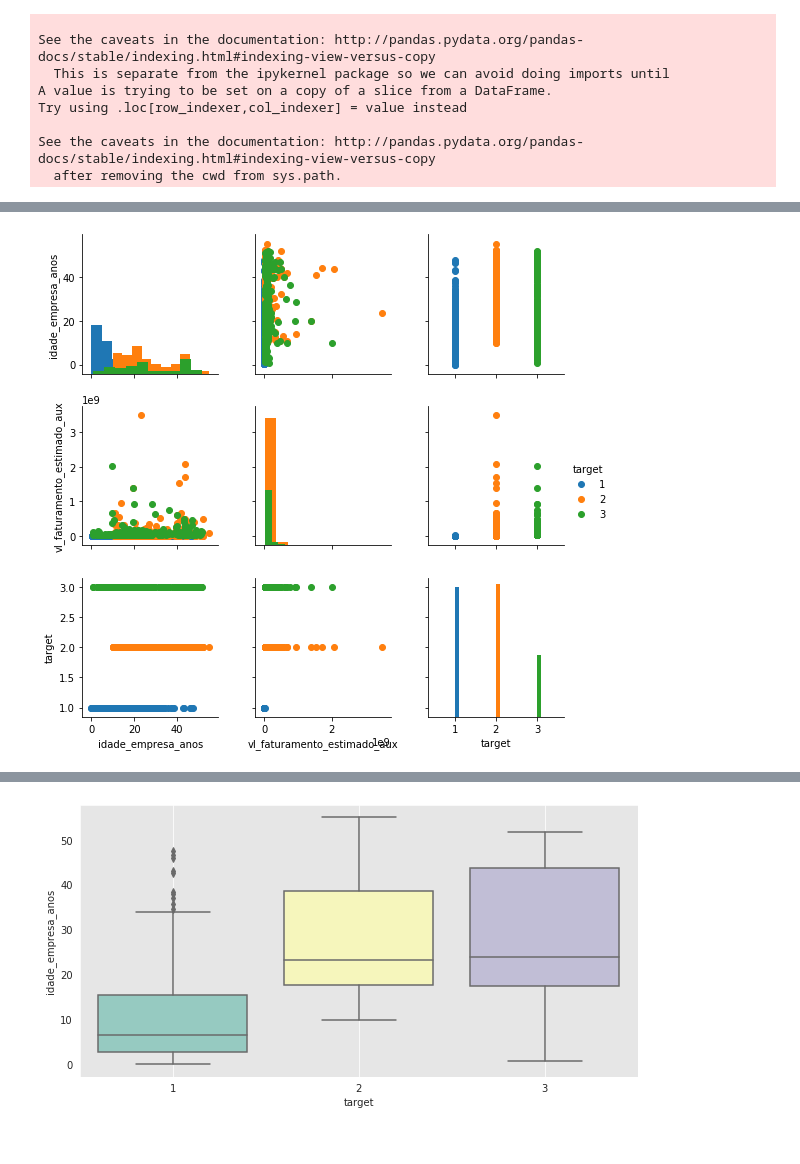
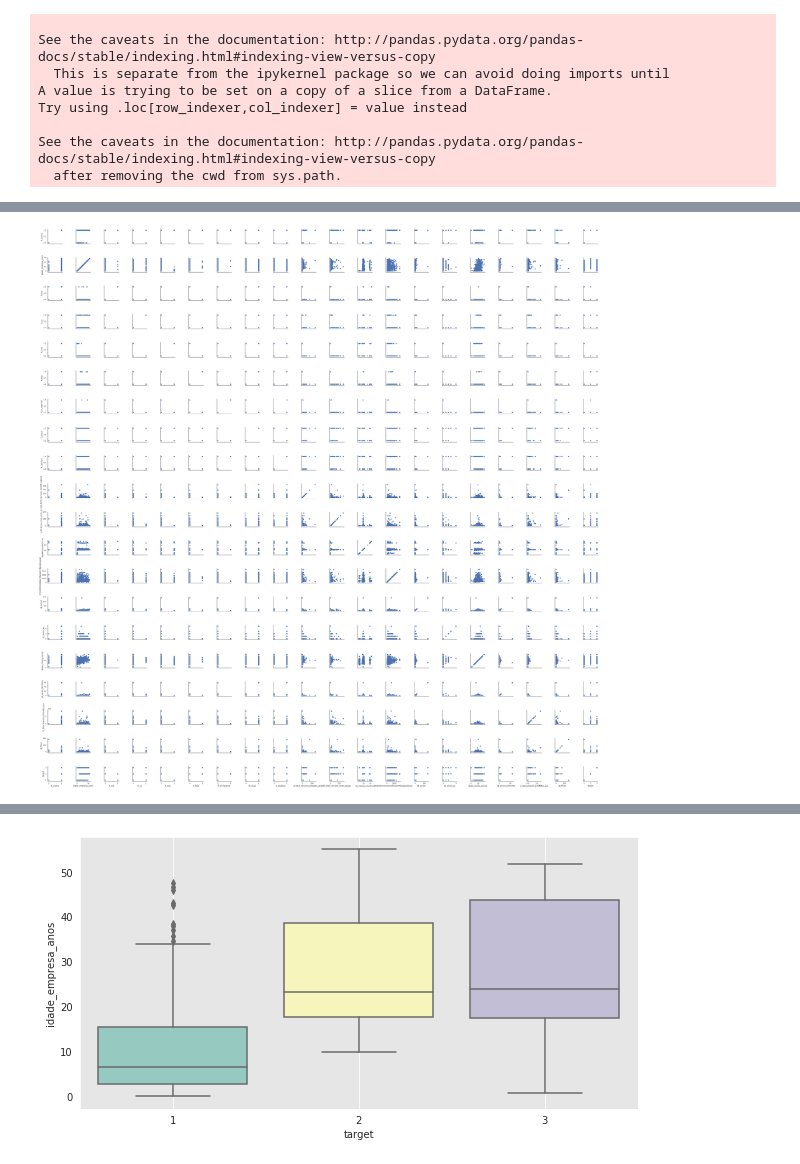
Before and after one commit to codenation-dev/squad-2-ad-data-science-banco-inter-1, a Jupyter notebook: notebooks/analise_db.ipynb, the cells around one changed output, grey strips where cells are left out. Drawn from its saved outputs; the diff is of its cells as text; code cells hidden in the pictures.

```diff
--- a/notebooks/analise_db.ipynb
+++ b/notebooks/analise_db.ipynb
@@ -110,0 +89,16 @@ keys_chosen = ['id',
+# %%
+## Colunas deletadas por correlação vista do profiling ou por redundancia de informacao
+drop_by_pd_profiling = ['fl_epp',
+ 'qt_socios_pf',
+ 'idade_maxima_socios',
+ 'idade_minima_socios',
+ 'qt_socios_st_regular',
+ 'qt_socios_masculino',
+ 'de_saude_rescencia',
+ 'de_faixa_faturamento_estimado',
+ 'de_faixa_faturamento_estimado_grupo',
+ 'vl_faturamento_estimado_grupo_aux',
+ 'idade_emp_cat',
+ 'de_saude_rescencia'
+]
+mkt.drop(labels=drop_by_pd_profiling,axis=1,inplace=True)
@@ -111,3 +107,5 @@ keys_chosen = ['id',
+# %%
+keys_chosen = mkt.columns
 # %%
 df1_filt = df1[keys_chosen]
 df2_filt = df2[keys_chosen]
@@ -186,0 +217,4 @@ df_filt.head()
+# %%
+numeric_keys = df_filt.columns[~(df_filt.dtypes.values == 'O')]
+df_filt_only_numeric = df_filt[numeric_keys]
+df_filt_only_numeric.head()
@@ -187,7 +228,5 @@ df_filt.head()
 # %%
-g=sns.PairGrid(df_filt[['idade_empresa_anos','vl_faturamento_estimado_aux','target']],hue = 'target')
-g = g.map_diag(plt.hist)
-g = g.map_offdiag(plt.scatter)
-g = g.add_legend()
+g=sns.PairGrid(df_filt_only_numeric)
+g = g.map(plt.scatter)
 # %% [output]
-[figure, old version]
+[figure, new version]
```
Also changed, not shown: parts of 41 cells of this notebook.
